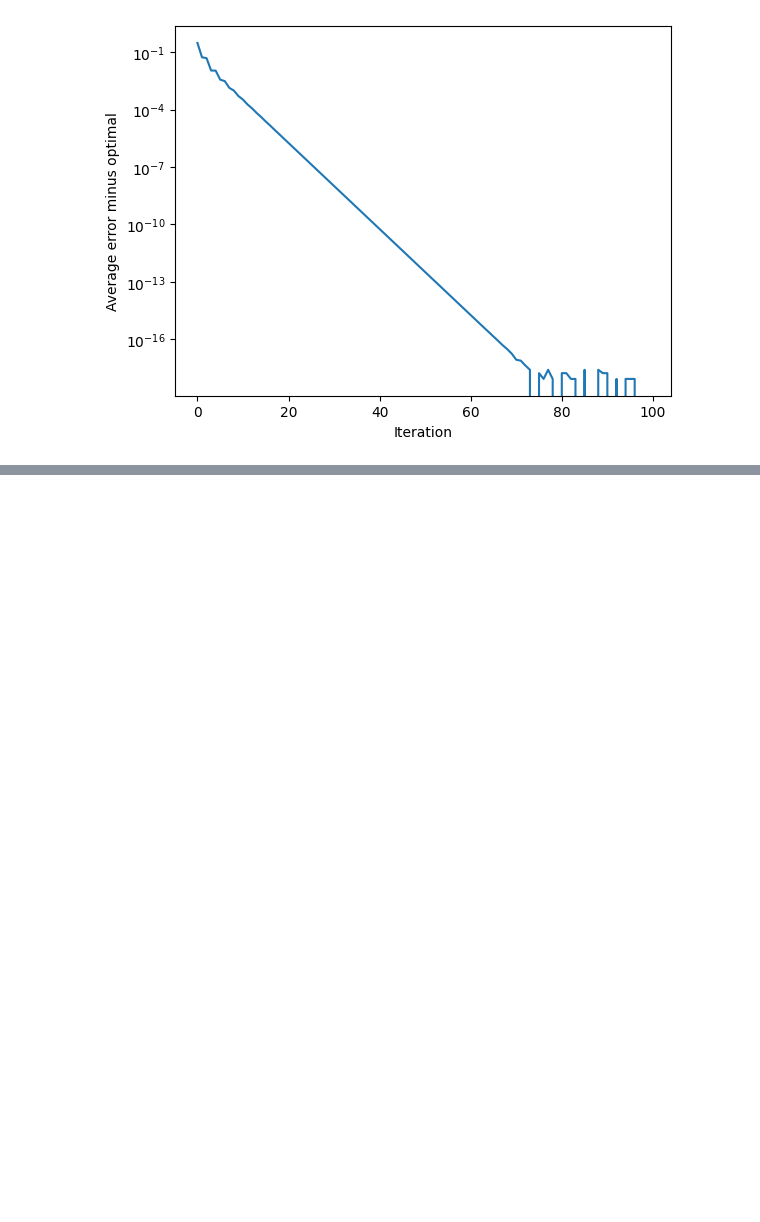
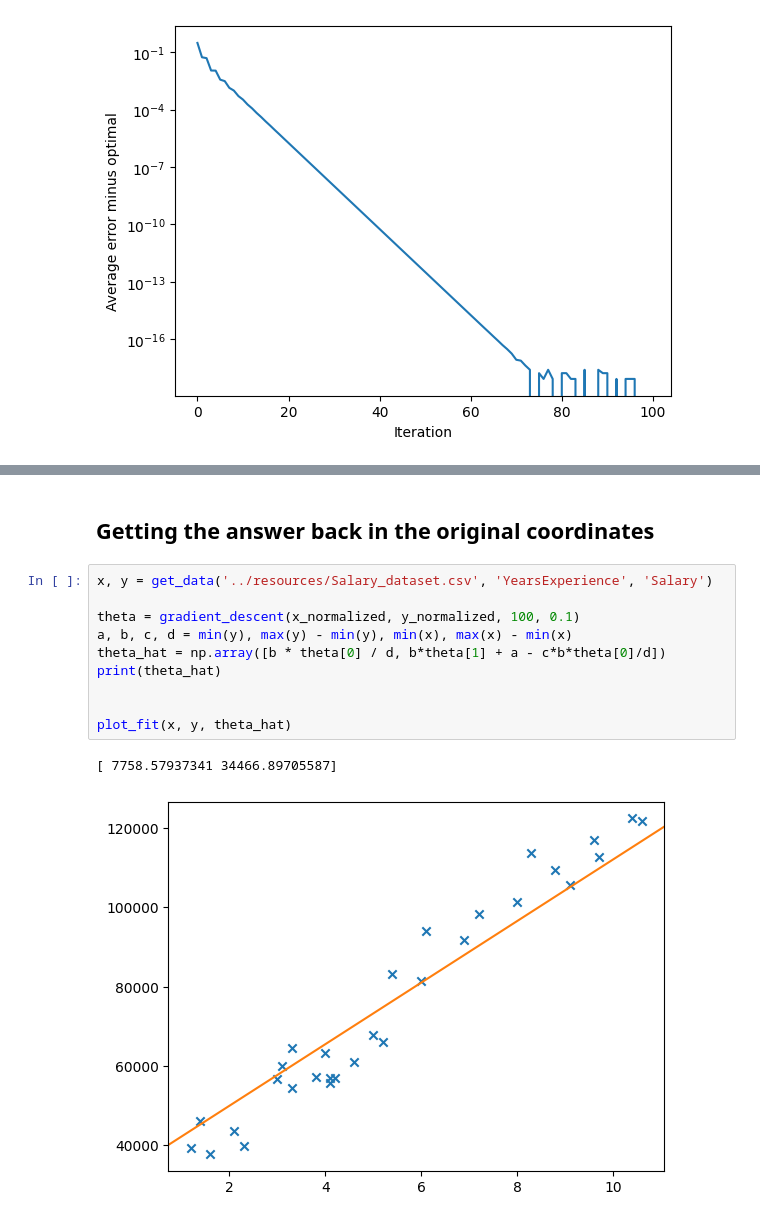
Before and after one commit to chnu-sci-tech/intellectual-data-analysis, a Jupyter notebook: src/201_ml_intro.ipynb, the cells around one changed output, grey strips where cells are left out. Drawn from its saved outputs; the diff is of its cells as text; blank space fills up the shorter version.

```diff
--- a/src/201_ml_intro.ipynb
+++ b/src/201_ml_intro.ipynb
@@ -184,0 +218,15 @@ Text(0, 0.5, 'Average error minus optimal')
+# %% [markdown]
+## Getting the answer back in the original coordinates
+# %%
+x, y = get_data('../resources/Salary_dataset.csv', 'YearsExperience', 'Salary')
+
+theta = gradient_descent(x_normalized, y_normalized, 100, 0.1)
+a, b, c, d = min(y), max(y) - min(y), min(x), max(x) - min(x)
+theta_hat = np.array([b * theta[0] / d, b*theta[1] + a - c*b*theta[0]/d])
+print(theta_hat)
+
+
+plot_fit(x, y, theta_hat)
+# %% [output]
+[ 7758.57937341 34466.89705587]
+[figure, added]
```
Also changed, not shown: parts of 11 cells of this notebook, 5 other files.
